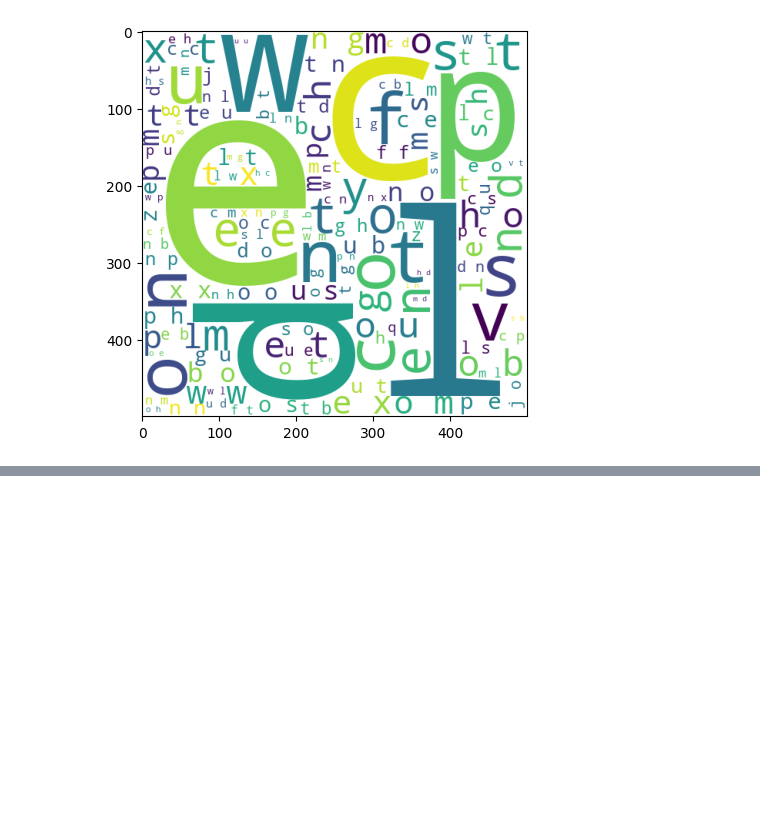
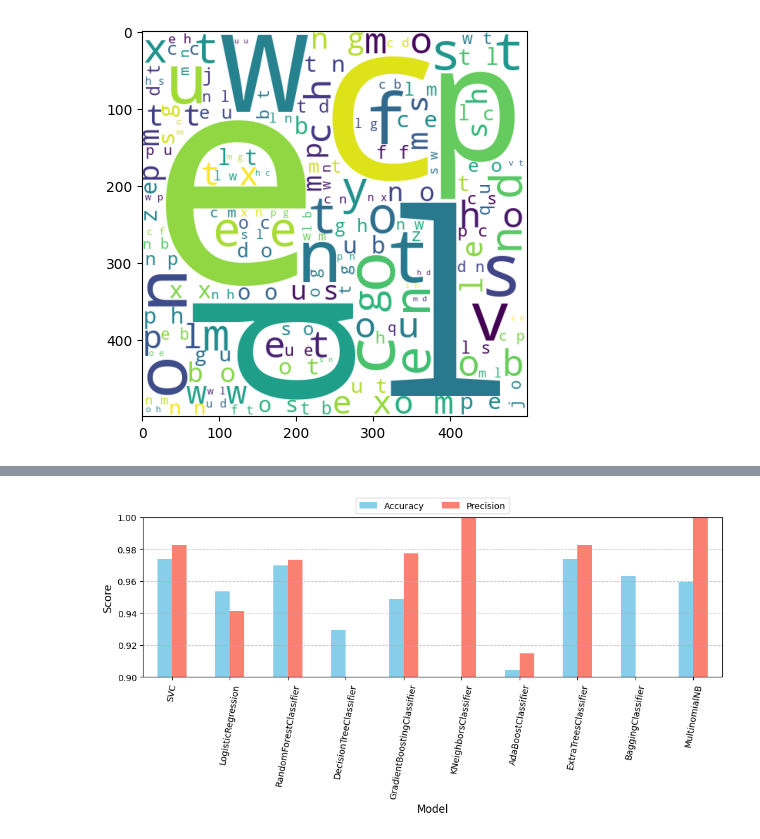
Before and after one commit to ashokumar06/Spam-Detector, a Jupyter notebook: main.ipynb, the cells around one changed output, grey strips where cells are left out. Drawn from its saved outputs; the diff is of its cells as text; code cells hidden in the pictures; blank space fills up the shorter version.

Commit message:
complite model and app

```diff
--- a/main.ipynb
+++ b/main.ipynb
@@ -399,0 +565,9 @@ plt.imshow(spem_wc)
+# %%
+def train_classifier(clf,X_train,y_train,X_test,y_test):
+    clf.fit(X_train,y_train)
+    y_pred = clf.predict(X_test)
+    acc = accuracy_score(y_test,y_pred)
+    precision = precision_score(y_test,y_pred)
+    return acc,precision
+# %%
+train_classifier(svc,X_train,y_train,X_test,y_test)
@@ -399,0 +576,10 @@ plt.imshow(spem_wc)
+# %%
+accuracy_scores = []
+precision_scores = []
+
+
+for name,clf in clfs.items():
+    acc,prec = train_classifier(clf,X_train,y_train,X_test,y_test)
+    accuracy_scores.append(acc)
+    precision_scores.append(prec)
+    print(f"{name} accuracy: {acc} precision: {prec}")
@@ -399,0 +597,3 @@ plt.imshow(spem_wc)
+# %%
+Performance = pd.DataFrame({'Accuracy':accuracy_scores,
+'Precision':precision_scores},index=clfs.keys())
@@ -399,0 +614,14 @@ plt.imshow(spem_wc)
+# %%
+import matplotlib.pyplot as plt
+import seaborn as sns
+Performance.plot(kind='bar', figsize=(10, 5), color=['skyblue', 'salmon'])
+plt.xlabel("Model", fontsize=12)
+plt.ylabel("Score", fontsize=12)
+plt.xticks(rotation=80)
+plt.tight_layout()
+plt.grid(axis='y', linestyle='--', alpha=0.7)
+plt.ylim(0.9, 1.0)
+plt.legend(fontsize=10, loc='upper center', bbox_to_anchor=(0.5, 1.15), ncol=2)
+plt.show()
+# %% [output]
+[figure, added]
```
Also changed, not shown: parts of 37 cells of this notebook, 7 other files.
